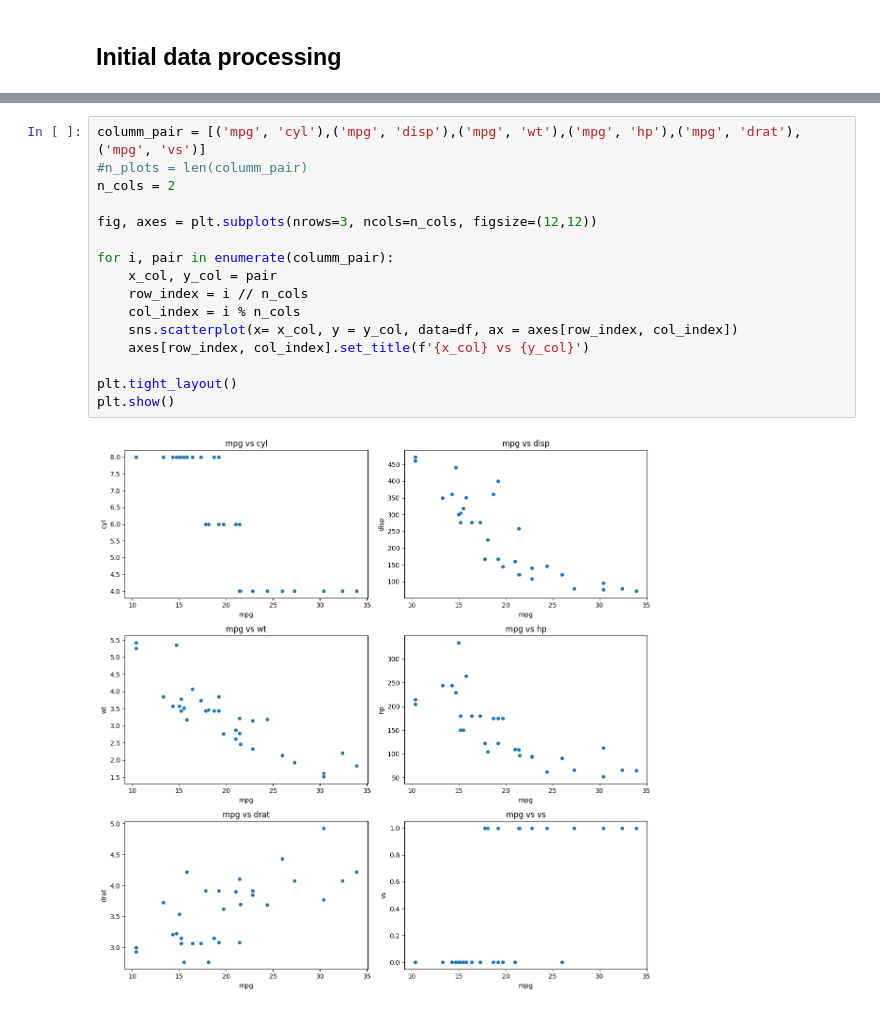
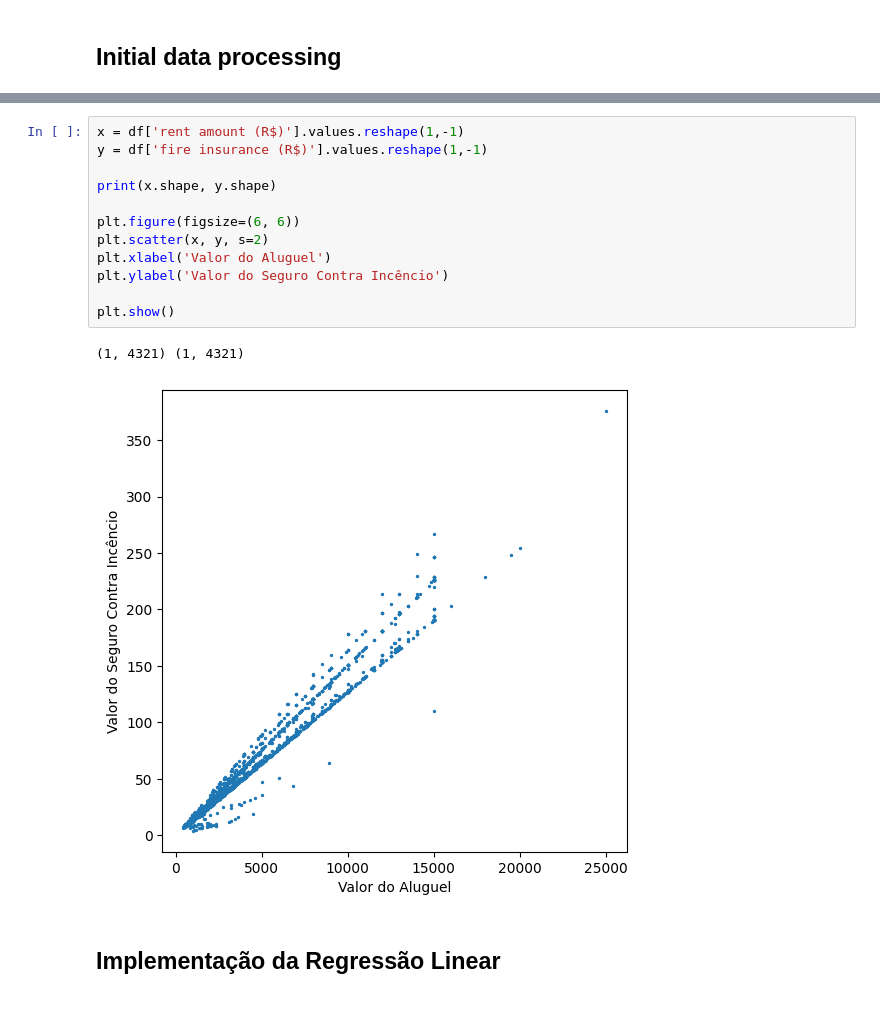
Before and after one commit to Eduarda-Donato/Machine_Learning, a Jupyter notebook: RegressãoLinear.ipynb, the cells around one changed output, grey strips where cells are left out. Saved outputs shown, nothing was run; the diff lists cells and outputs as text.

Commit message:
regressão função

```diff
--- a/RegressãoLinear.ipynb
+++ b/RegressãoLinear.ipynb
@@ -64,18 +101,17 @@ sns.heatmap(corr, cmap='coolwarm', annot = True, fmt='.2f')
-# %%
-columm_pair = [('mpg', 'cyl'),('mpg', 'disp'),('mpg', 'wt'),('mpg', 'hp'),('mpg', 'drat'),('mpg', 'vs')]
-#n_plots = len(columm_pair)
-n_cols = 2
-
-fig, axes = plt.subplots(nrows=3, ncols=n_cols, figsize=(12,12))
-
-for i, pair in enumerate(columm_pair):
-    x_col, y_col = pair
-    row_index = i // n_cols
-    col_index = i % n_cols
-    sns.scatterplot(x= x_col, y = y_col, data=df, ax = axes[row_index, col_index])
-    axes[row_index, col_index].set_title(f'{x_col} vs {y_col}')
-
-plt.tight_layout()
-plt.show()
-# %% [output]
-[figure, removed]
+# %%
+x = df['rent amount (R$)'].values.reshape(1,-1)
+y = df['fire insurance (R$)'].values.reshape(1,-1)
+
+print(x.shape, y.shape)
+
+plt.figure(figsize=(6, 6))
+plt.scatter(x, y, s=2)
+plt.xlabel('Valor do Aluguel')
+plt.ylabel('Valor do Seguro Contra Incêncio')
+
+plt.show()
+# %% [output]
+(1, 4321) (1, 4321)
+[figure, added]
+# %% [markdown]
+## Implementação da Regressão Linear
```
Also changed, not shown: parts of 17 cells of this notebook, 1 other file.
